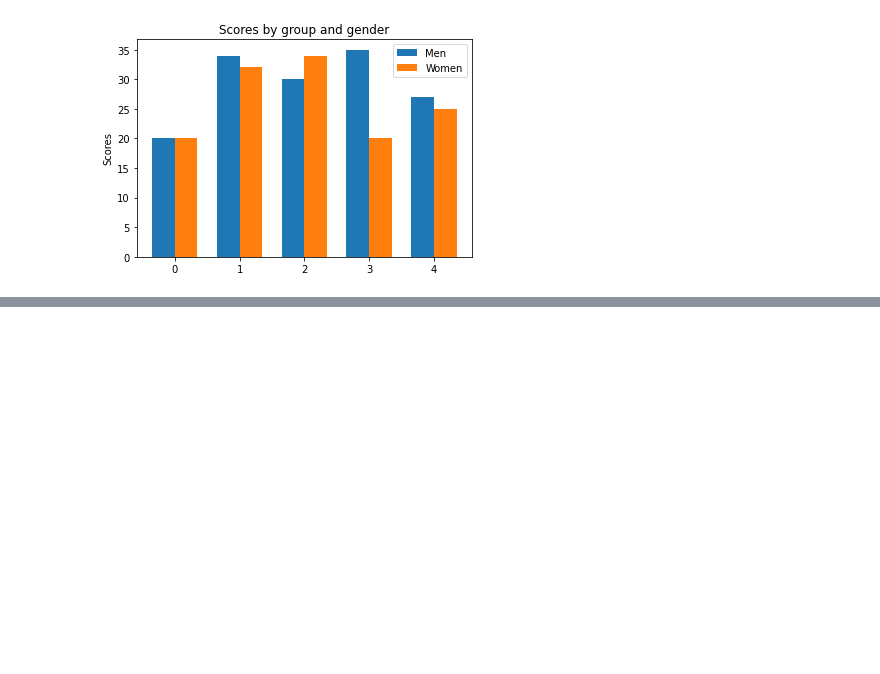
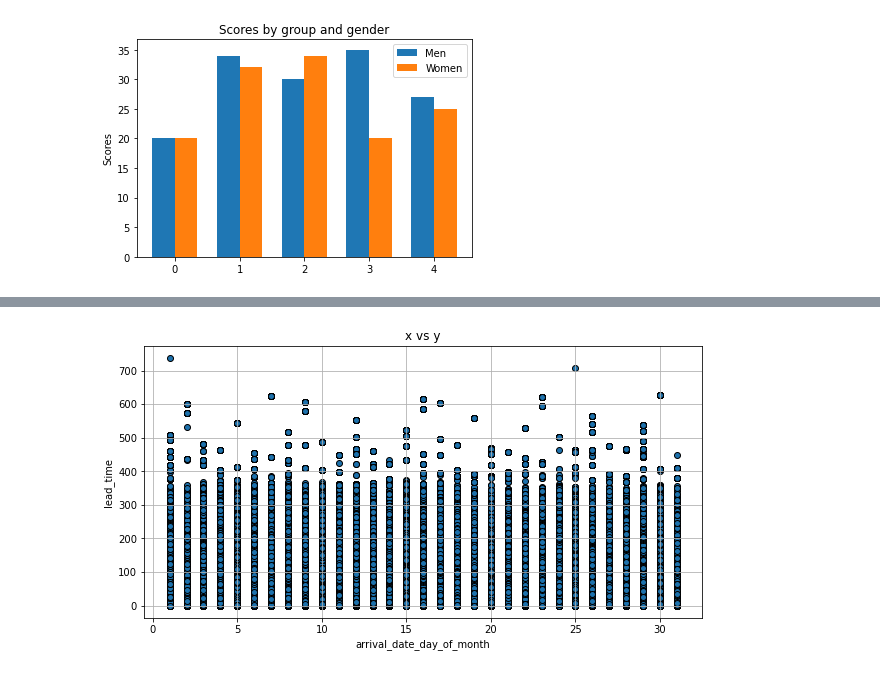
Before and after one commit to carlosmendozaj/Project_Booking_Demand, a Jupyter notebook: Leo_Notebook.ipynb, the cells around one changed output, grey strips where cells are left out. Drawn from its saved outputs; the diff is of its cells as text; code cells hidden in the pictures; blank space fills up the shorter version.

Commit message:
Project - Last plots and adjustments

```diff
--- a/Leo_Notebook.ipynb
+++ b/Leo_Notebook.ipynb
@@ -185,0 +223,18 @@ AttributeError: 'AxesSubplot' object has no attribute 'bar_label'
+# %%
+x_values = clean_purchase_data["arrival_date_day_of_month"]
+y_values = clean_purchase_data["lead_time"]
+
+## Add properties to the plot
+plt.figure(figsize=(10,5))
+plt.xlabel('arrival_date_day_of_month')
+plt.ylabel('lead_time')
+plt.title('x vs y')
+plt.grid()
+
+## Create the Scatter plot and linear
+plt.scatter(x_values,y_values, marker='o', color='#1d71ac', edgecolors='black')
+
+#plt.savefig("Images/lat_vs_max_temp.png", bbox_inches = "tight")
+plt.show()
+# %% [output]
+[figure, added]
```
Also changed, not shown: parts of 16 cells of this notebook.
